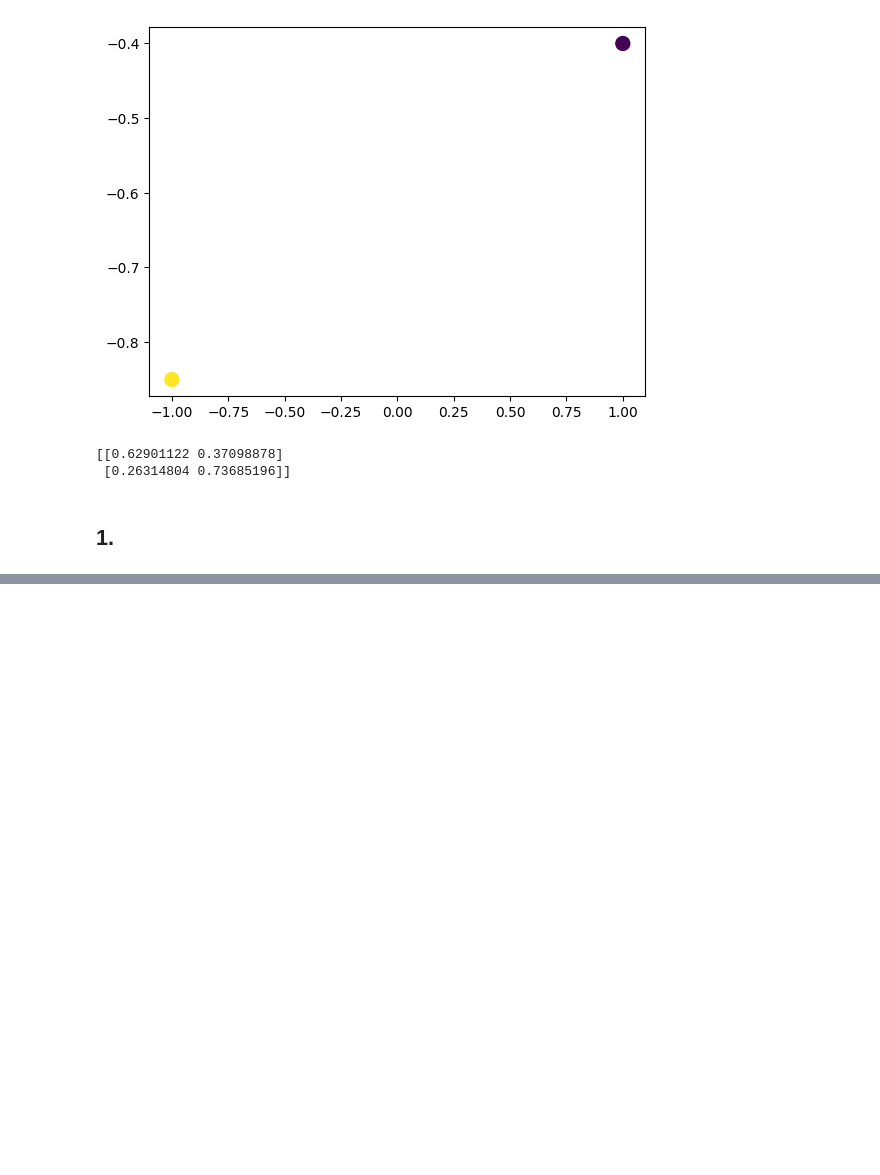
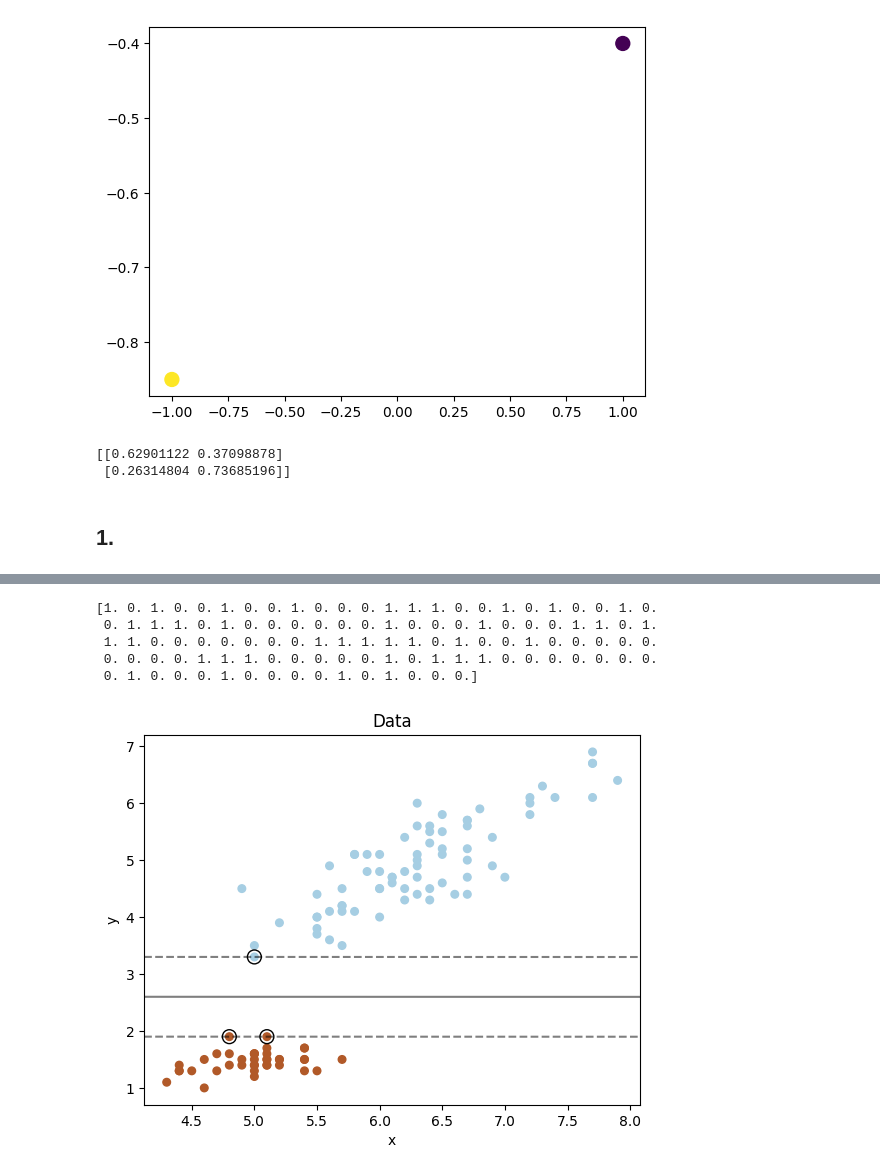
Before and after one commit to kapiotrow/ML, a Jupyter notebook: lab5/lab5.ipynb, the cells around one changed output, grey strips where cells are left out. Drawn from its saved outputs; the diff is of its cells as text; code cells hidden in the pictures; blank space fills up the shorter version.

```diff
--- a/lab5/lab5.ipynb
+++ b/lab5/lab5.ipynb
@@ -98,0 +97,51 @@ NameError: name 'train_test_split' is not defined
+# %%
+iris_df = pd.DataFrame(iris.data, columns=iris.feature_names)
+iris_df['species'] = iris.target
+iris_df['species'] = iris_df['species'].map({0: 'setosa', 1: 'versicolor', 2: 'virginica'})
+iris_df = pd.get_dummies(iris_df, columns=['species'], prefix='', prefix_sep='', dtype=int)
+
+x_train, x_test, y_train, y_test = train_test_split(np.array(iris_df)[:, :4], np.array(iris_df)[:, 4:])
+# %%
+def svm_classify(x_train, y_train, x_test, y_test, label, axlabels):
+    print(y_train)
+    clf = svm.SVC(kernel='linear', C=1000, random_state=1, probability=True)
+    clf.fit(x_train, y_train)
+
+    fig = plt.figure(1)
+    plt.clf()
+
+    plt.scatter(x_train[:, 0], x_train[:, 1], c=y_train, s=30, cmap=plt.cm.Paired)
+
+    # plot the decision function
+    ax = plt.gca()
+    xlim = ax.get_xlim()
+    ylim = ax.get_ylim()
+
+    # create grid to evaluate model
+    xx = np.linspace(xlim[0], xlim[1], 30)
+    yy = np.linspace(ylim[0], ylim[1], 30)
+    YY, XX = np.meshgrid(yy, xx)
+    xy = np.vstack([XX.ravel(), YY.ravel()]).T
+    Z = clf.decision_function(xy).reshape(XX.shape)
+
+    # plot decision boundary and margins
+    ax.contour(XX, YY, Z, colors='k', levels=[-1, 0, 1], alpha=0.5,
+            linestyles=['--', '-', '--'])
+
+    # plot support vectors
+    ax.scatter(clf.support_vectors_[:, 0], clf.support_vectors_[:, 1], s=100,
+            linewidth=1, facecolors='none', edgecolors='k')
+
+    plt.xlabel(axlabels[0])
+    plt.ylabel(axlabels[1])
+    plt.title('Data')
+    plt.show()
+# %%
+svm_classify(x_train[:, [0, 2]], y_train[:, 0], x_test, y_test, "a", ["x", "y"])
+# %% [output]
+[1. 0. 1. 0. 0. 1. 0. 0. 1. 0. 0. 0. 1. 1. 1. 0. 0. 1. 0. 1. 0. 0. 1. 0.
+ 0. 1. 1. 1. 0. 1. 0. 0. 0. 0. 0. 0. 1. 0. 0. 0. 1. 0. 0. 0. 1. 1. 0. 1.
+ 1. 1. 0. 0. 0. 0. 0. 0. 0. 1. 1. 1. 1. 1. 0. 1. 0. 0. 1. 0. 0. 0. 0. 0.
+ 0. 0. 0. 0. 1. 1. 1. 0. 0. 0. 0. 0. 1. 0. 1. 1. 1. 0. 0. 0. 0. 0. 0. 0.
+ 0. 1. 0. 0. 0. 1. 0. 0. 0. 0. 1. 0. 1. 0. 0. 0.]
+[figure, added]
```
Also changed, not shown: parts of 3 cells of this notebook, 3 other files.
